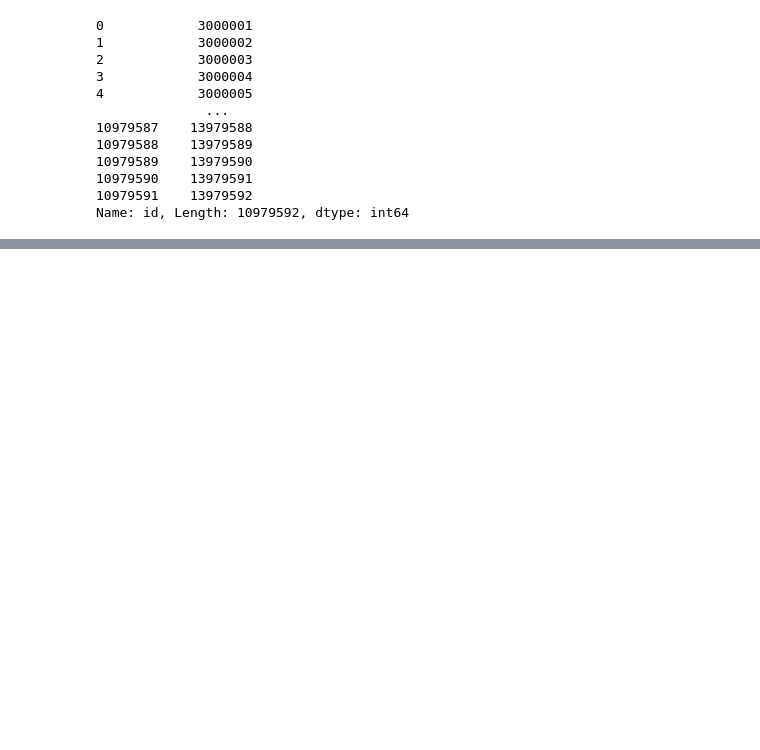
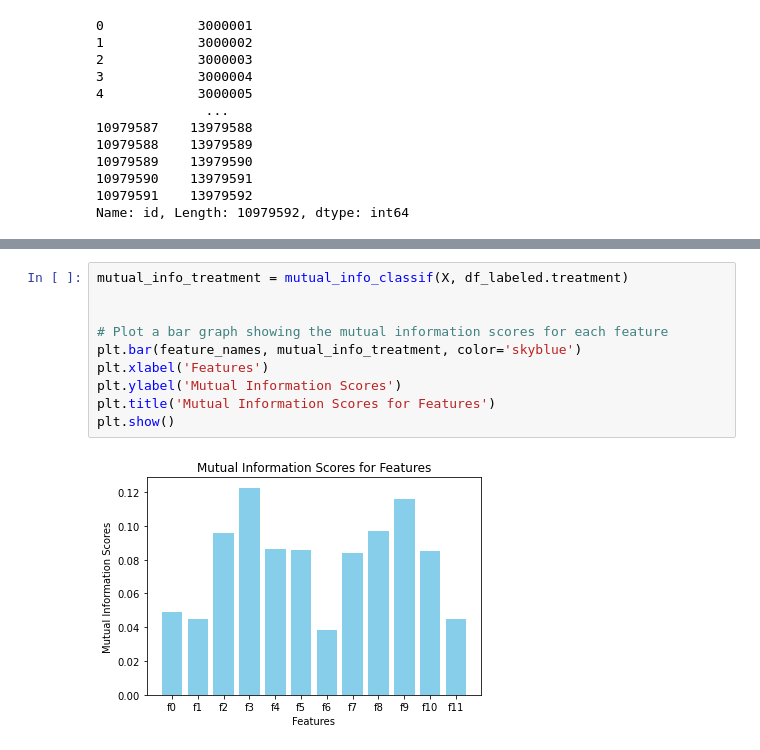
Before and after one commit to oelllleo/isom5270, a Jupyter notebook: Assignment2/PythonHW2.ipynb, the cells around one changed output, grey strips where cells are left out. Cells and saved outputs as stored; diff of their text form; blank space fills up the shorter version.

```diff
--- a/Assignment2/PythonHW2.ipynb
+++ b/Assignment2/PythonHW2.ipynb
@@ -282,0 +297,12 @@ Name: id, Length: 10979592, dtype: int64
+# %%
+mutual_info_treatment = mutual_info_classif(X, df_labeled.treatment)
+
+
+# Plot a bar graph showing the mutual information scores for each feature
+plt.bar(feature_names, mutual_info_treatment, color='skyblue')
+plt.xlabel('Features')
+plt.ylabel('Mutual Information Scores')
+plt.title('Mutual Information Scores for Features')
+plt.show()
+# %% [output]
+[figure, added]
```
Also changed, not shown: parts of 6 cells of this notebook, 46 other files.
